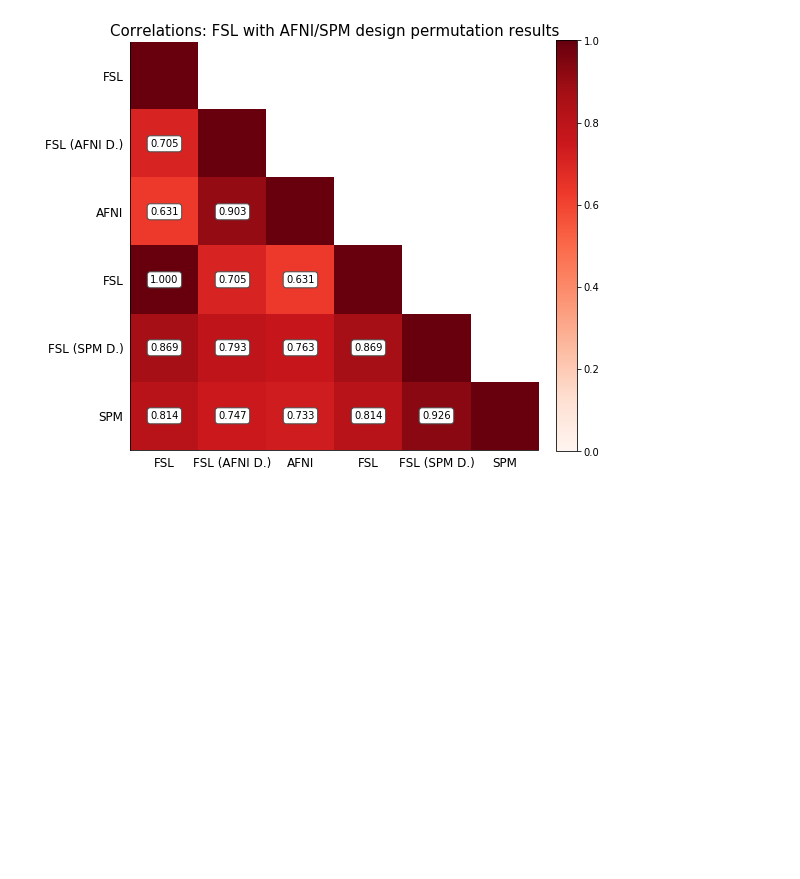
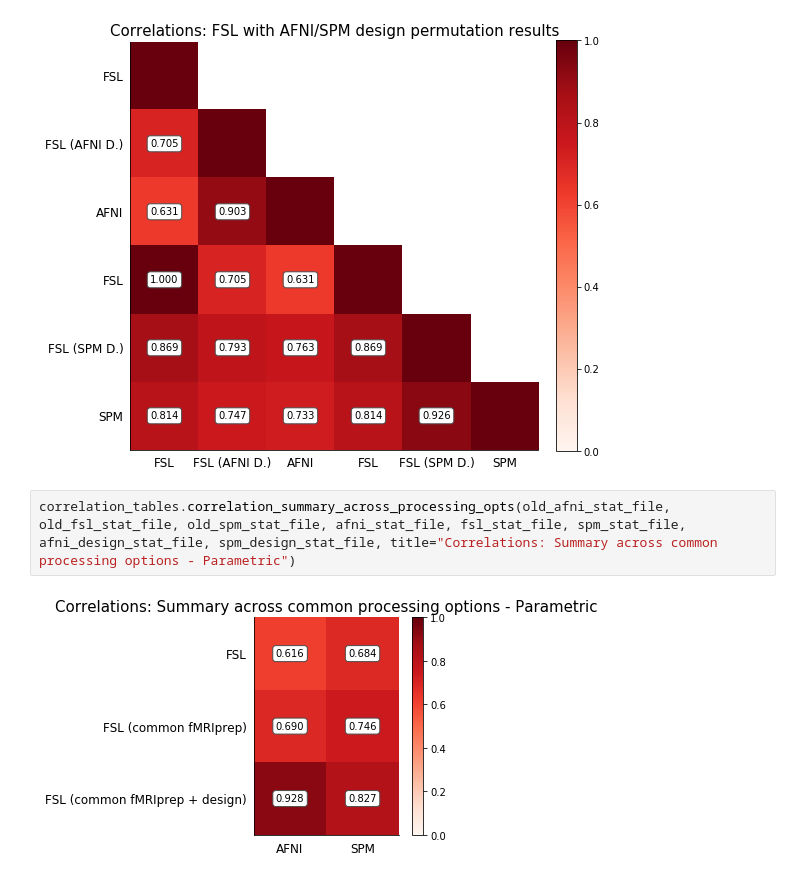
Before and after one commit to NISOx-BDI/SC2, a Jupyter notebook: figures/ds001_notebook.ipynb, the cells around one changed output. Cells and saved outputs as stored; diff of their text form; blank space fills up the shorter version.

Commit message:
Added some ideas for doing correlation summaries acrossing processing optiongs

```diff
--- a/figures/ds001_notebook.ipynb
+++ b/figures/ds001_notebook.ipynb
@@ -488,3 +490,7 @@ correlation_tables.correlation_tables(fsl_stat_file, afni_design_stat_file, afni
 correlation_tables.correlation_tables(fsl_perm, afni_design_perm, afni_perm_z, fsl_perm, spm_design_perm, spm_perm, title="Correlations: FSL with AFNI/SPM design permutation results", num_subjects=16)
 # %% [output]
 [figure]
+# %%
+correlation_tables.correlation_summary_across_processing_opts(old_afni_stat_file, old_fsl_stat_file, old_spm_stat_file, afni_stat_file, fsl_stat_file, spm_stat_file, afni_design_stat_file, spm_design_stat_file, title="Correlations: Summary across common processing options - Parametric")
+# %% [output]
+[figure, added]
```
Also changed, not shown: parts of 4 cells of this notebook, 2 other files.
